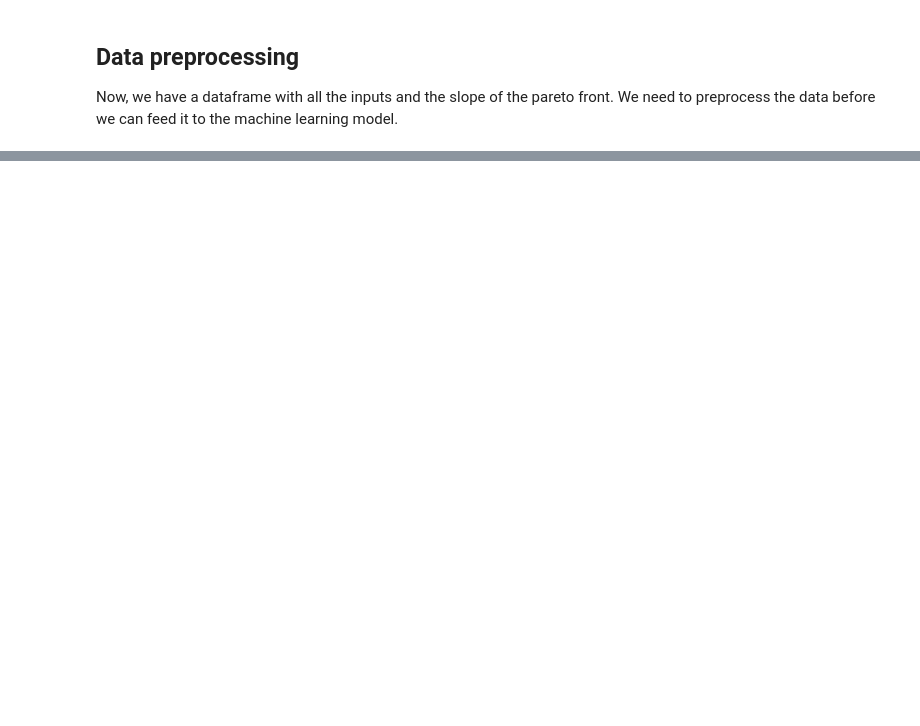
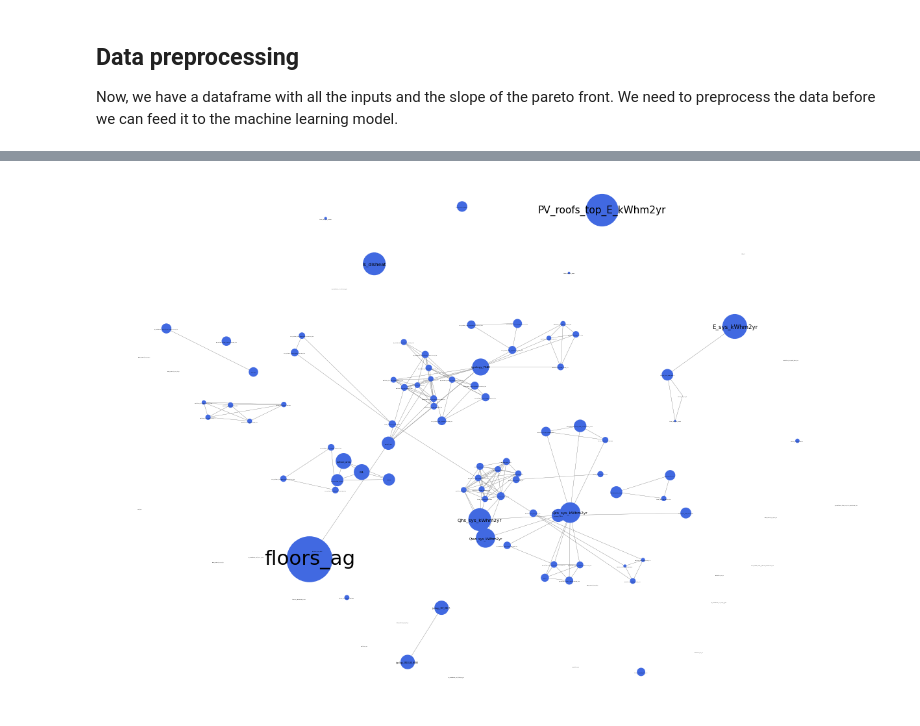
Before and after one commit to yiqiaowang-arch/calliope_optimization, a Jupyter notebook: importance_analysis.ipynb, the cells around one changed output, grey strips where cells are left out. Saved outputs shown, nothing was run; the diff lists cells and outputs as text; code cells hidden in the pictures; blank space fills up the shorter version.

```diff
--- a/importance_analysis.ipynb
+++ b/importance_analysis.ipynb
@@ -188,3 +190,54 @@ for numerical in numerical_columns:
     total_importance_regression_df = pd.concat([total_importance_regression_df, pd.DataFrame({'category': numerical, 'total_importance': total_importance}, index=[0])])
 
 total_importance_regression_df.sort_values(by='total_importance', ascending=False, inplace=True)
+# %%
+# since some of the parameters are interrelated, we need to find out which parameters are interrelated and keep only the most important ones
+# this will need knowledge of graph theory. We will use networkx to find out the most important parameters
+# the function of networkx is to find out the most important nodes in a graph, and we will use the feature importance as the weight of the nodes; the edges are the correlation between the parameters
+# first, we need to find out the correlation between the parameters
+# we will use the correlation matrix to find out the correlation between the parameters
+# before that, we need to convert the categorical columns to numerical columns and normalize the numerical columns
+# we can use the previous pipeline to do that
+X_transformed = pipeline_regression.named_steps['preprocessor'].transform(X)
+# then generate the correlation matrix
+corr_matrix = pd.DataFrame(X_transformed).corr()
+# assign column names and index to the correlation matrix
+corr_matrix.columns = list(numerical_columns) + list(one_hot_columns_regression)
+corr_matrix.index = list(numerical_columns) + list(one_hot_columns_regression)
+# %%
+# now we have the correlation matrix, we can use it to generate a graph, where the nodes are the parameters, and the edges are the correlation between the parameters.
+# If the correlation is larger than 0.8, we will add an edge between the two nodes
+# we need to have an interactive network graph, so we will use networkx and plotly to do that
+# first, import networkx
+import networkx as nx
+# then, create a graph
+G = nx.Graph()
+# then, add nodes to the graph
+G.add_nodes_from(list(numerical_columns) + list(one_hot_columns_regression))
+# then, add edges to the graph
+for i in range(len(corr_matrix)):
+    for j in range(i + 1, len(corr_matrix)):
+        if corr_matrix.iloc[i, j] > 0.5:
+            G.add_edge(corr_matrix.columns[i], corr_matrix.columns[j], weight=corr_matrix.iloc[i, j])
+
+# then visualize the graph using plotly
+# first, get the position of each node, fix 'floors_ag' and give it a position
+pos = nx.spring_layout(G, fixed=['floors_ag'], pos={'floors_ag': [0, 0]}, iterations=10)
+# now don't use plotly, just use matplotlib
+# set the size of node to be the importance of the feature
+node_size = [math.sqrt(feature_importance_regression_df[feature_importance_regression_df['feature'] == node]['importance'].values[0]*10000000) for node in G.nodes()]
+# generate the graph
+plt.figure()
+nx.draw(G, pos, node_size=node_size, node_color='royalblue', edge_color='grey', width=0.2)
+# then, add the labels to the graph, with size of label to be the importance of the feature. However size doesn't allow multiple inputs, so we need to use nx.draw_networkx_labels for each node with a for loop
+for node in G.nodes():
+    nx.draw_networkx_labels(G, pos, labels={node: node}, font_size=math.sqrt(feature_importance_regression_df[feature_importance_regression_df['feature'] == node]['importance'].values[0] * 800))
+
+
+nx.draw_networkx_edges(G, pos, width=0.2, edge_color='grey', alpha=0.5)
+# title of the graph
+# tight layout
+plt.savefig(r'C:\Users\wangy\polybox - Yiqiao Wang (yiqwang@student.ethz.ch)@polybox.ethz.ch\Final Report\Graphics\feature_importance_network_graph2.pdf', bbox_inches='tight')
+plt.show()
+# %% [output]
+[figure, added]
```
Also changed, not shown: parts of 30 cells of this notebook, 1 other file.
